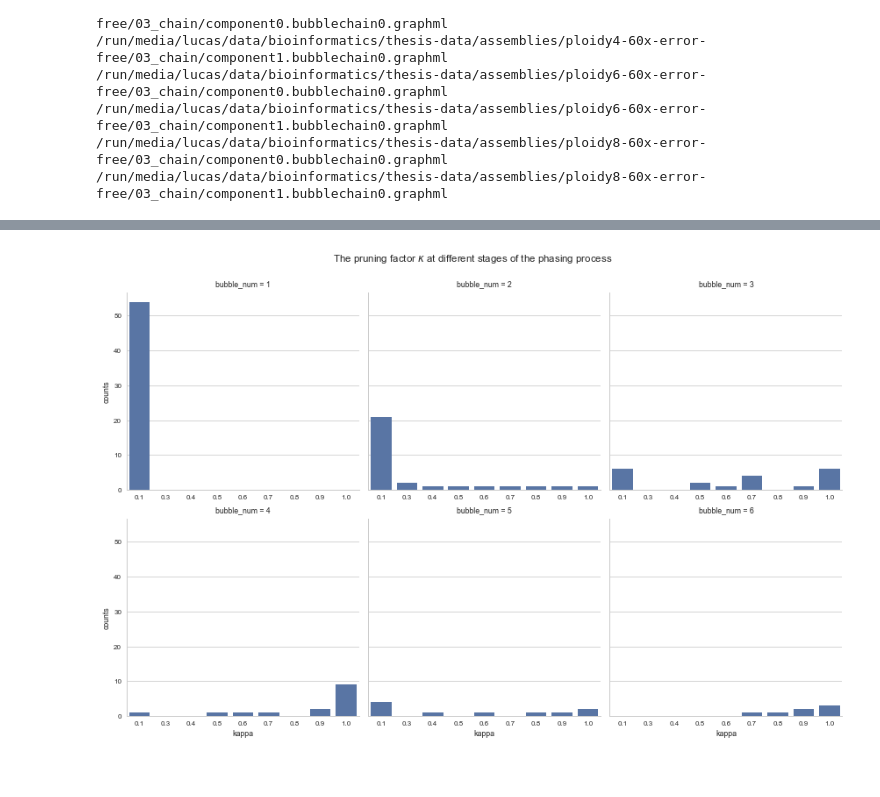
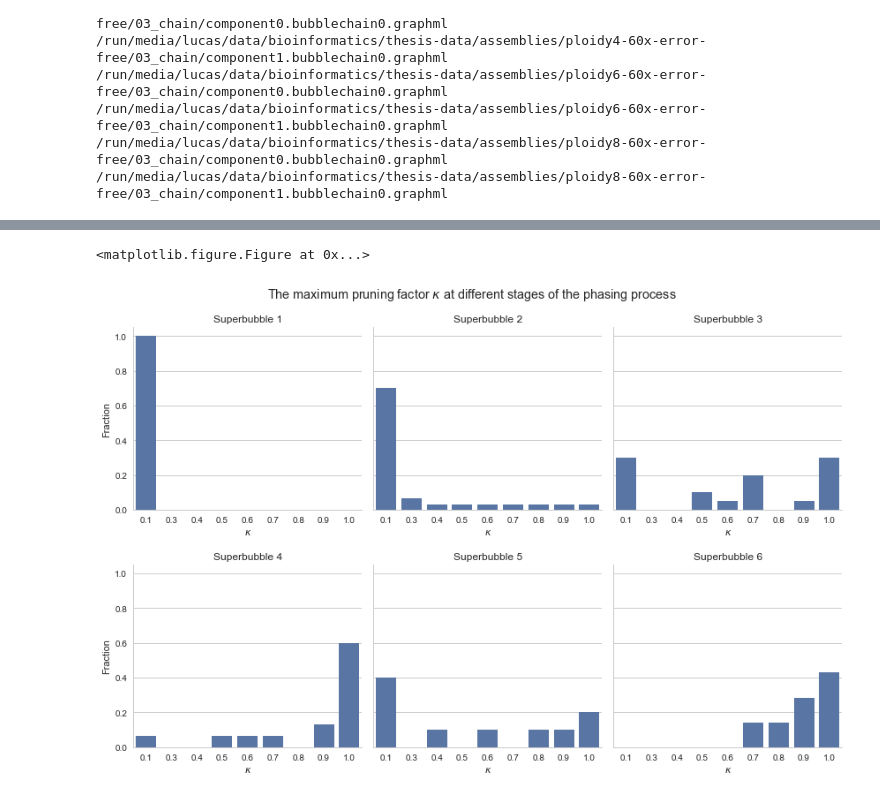
Before and after one commit to AbeelLab/phasm-benchmarks, a Jupyter notebook: analysis/Phasing Probabilistic Model Analysis.ipynb, the cells around one changed output, grey strips where cells are left out. Saved outputs shown, nothing was run; the diff lists cells and outputs as text; code cells hidden in the pictures.

```diff
--- a/analysis/Phasing Probabilistic Model Analysis.ipynb
+++ b/analysis/Phasing Probabilistic Model Analysis.ipynb
@@ -29,7 +29,6 @@ BASE_DIR = os.path.realpath(os.path.join(os.getcwd(), '..'))
 with open(os.path.join(BASE_DIR, "config.yml")) as f:
     config = yaml.load(f)
 
-seaborn.set_context('paper')
 seaborn.set_style('whitegrid')
 # %%
 spanning_read_stats = []
@@ -212,3 +211,17 @@ for assembly, asm_config in config['assemblies'].items():
 /run/media/lucas/data/bioinformatics/thesis-data/assemblies/ploidy6-60x-error-free/03_chain/component1.bubblechain0.graphml
 /run/media/lucas/data/bioinformatics/thesis-data/assemblies/ploidy8-60x-error-free/03_chain/component0.bubblechain0.graphml
 /run/media/lucas/data/bioinformatics/thesis-data/assemblies/ploidy8-60x-error-free/03_chain/component1.bubblechain0.graphml
+# %%
+pruning_df = pd.DataFrame(pruning_stats)
+agg_df = pd.DataFrame(pruning_df.groupby(['bubble_num', 'kappa']).size().rename('counts'))
+agg_df.reset_index(level=agg_df.index.names, inplace=True)
+agg_df = agg_df.query('kappa <= 1.0')
+# %%
+sum_df = pd.DataFrame(agg_df.groupby('bubble_num')['counts'].sum()).reset_index()
+sum_df
+
+for i in sum_df['bubble_num'].unique():
+    agg_df.loc[agg_df['bubble_num'] == i, 'total'] = int(sum_df['counts'].loc[sum_df['bubble_num'] == i].values[0])
+
+agg_df['fraction'] = agg_df['counts'] / agg_df['total']
+agg_df
@@ -215,13 +246,19 @@ for assembly, asm_config in config['assemblies'].items():
 # %%
-pruning_df = pd.DataFrame(pruning_stats)
-agg_df = pd.DataFrame(pruning_df.groupby(['bubble_num', 'kappa']).size().rename('counts'))
-agg_df.reset_index(level=agg_df.index.names, inplace=True)
-
-seaborn.factorplot(x="kappa", y="counts", col="bubble_num",
+plt.figure()
+g = seaborn.factorplot(x="kappa", y="fraction", col="bubble_num",
                    kind="bar", col_wrap=3, sharex=False, color=c1,
                    data=agg_df.query('(bubble_num < 7) and (kappa <= 1.0)'))
-seaborn.plt.suptitle('The pruning factor $\kappa$ at different stages of the phasing process')
-plt.subplots_adjust(top=0.9)
+seaborn.plt.suptitle('The maximum pruning factor $\kappa$ at different stages of the phasing process')
+plt.subplots_adjust(top=0.9, hspace=0.3)
+
+for i, ax in enumerate(g.axes):
+    ax.set_xlabel("$\kappa$")
+
+    if i % 3 == 0:
+        ax.set_ylabel("Fraction")
+    ax.set_title("Superbubble {}".format(i+1))
+
 plt.savefig(os.path.join(BASE_DIR, 'figures', 'pruning.png'), transparent=True, dpi=256)
 # %% [output]
+<matplotlib.figure.Figure at 0x...>
-[figure, old version]
+[figure, new version]
```
Also changed, not shown: parts of 4 cells of this notebook, 6 other files.
